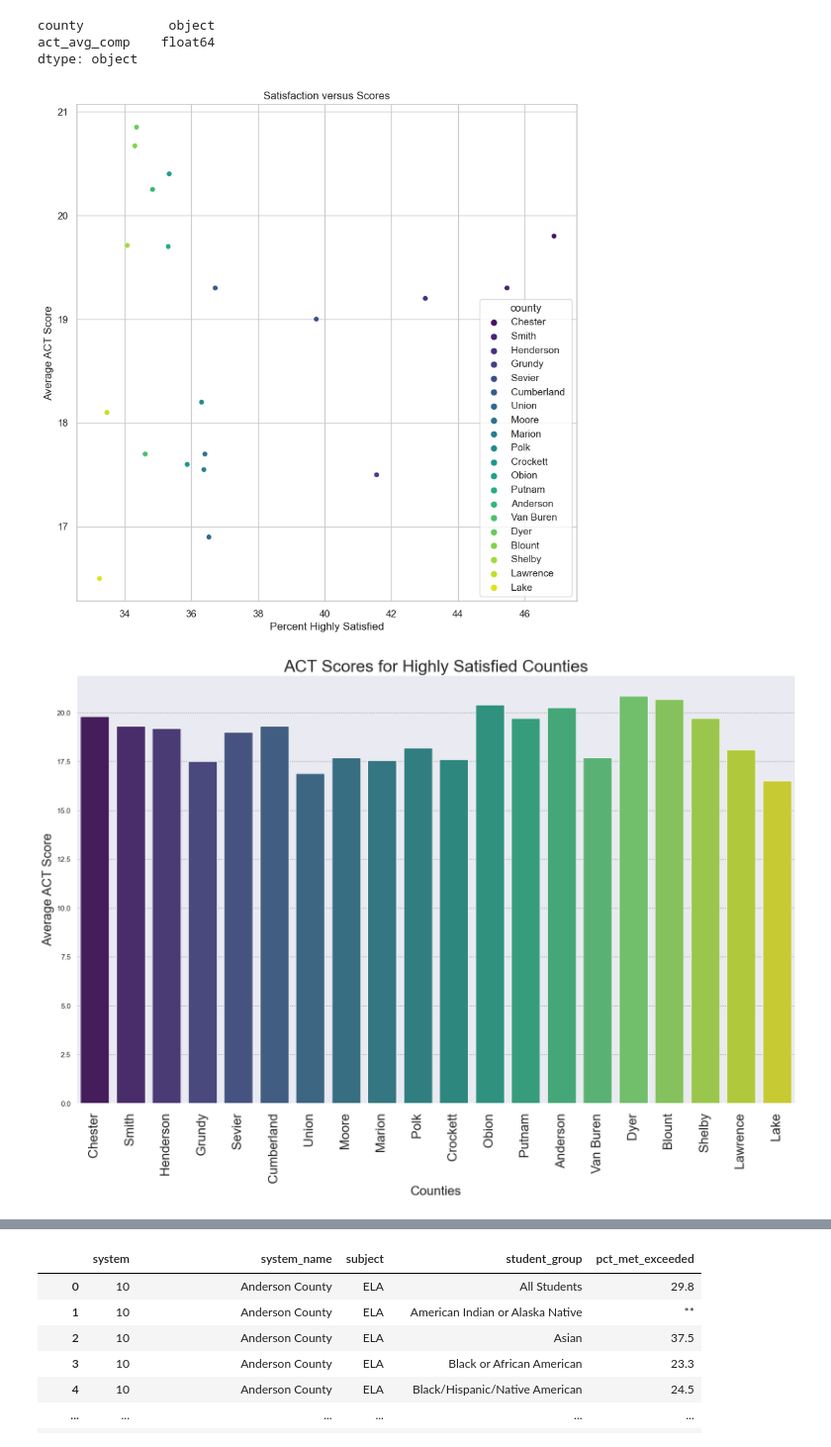
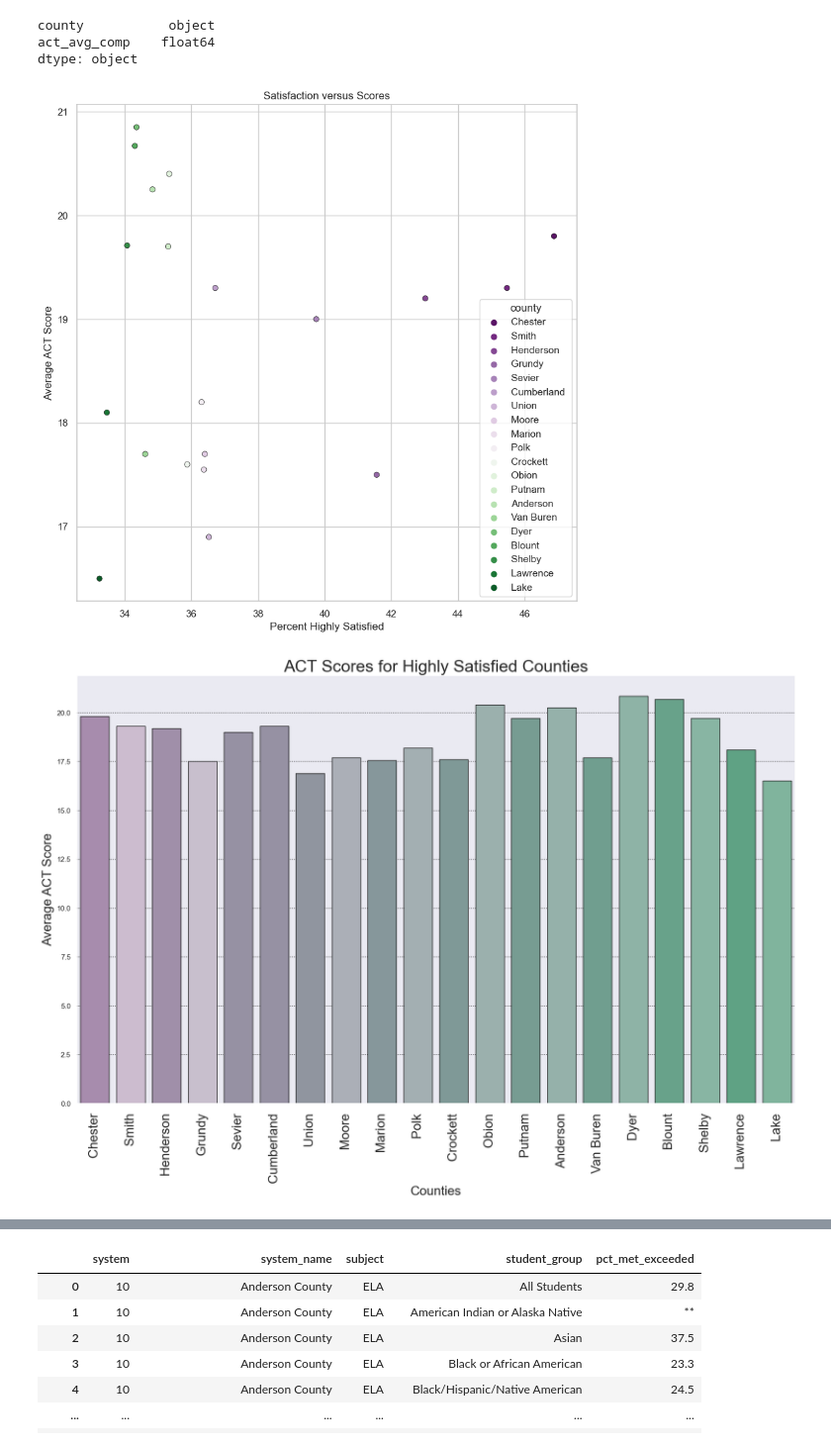
Before and after one commit to JenHall82/jen_capstone, a Jupyter notebook: notebooks/jen_capstone.ipynb, the cells around one changed output, grey strips where cells are left out. Shown at 99% size. Cells and saved outputs as stored; diff of their text form; code cells hidden in the pictures.

```diff
--- a/notebooks/jen_capstone.ipynb
+++ b/notebooks/jen_capstone.ipynb
@@ -558,12 +567,18 @@ top_sat_scores.groupby('county').mean().reset_index()
 | 18 | Union | 17.200000 |
 | 19 | Van Buren | 30.100000 |
 # %%
+colors = ['#AB86B2', '#CEB9D2', '#A18BAD', '#C9BCD0', '#958EA6', '#958EA6', '#8D94A2', '#A9AEB9', '#83999E', '#A0B1B4',
+          '#7B9D9A', '#98B3B0', '#71A295', '#90B6AC', '#68A691', '#88B9A8', '#5FAB8B', '#81BCA4', '#54AD85', '#77BD9E']
+
+customPalette = sns.set_palette(sns.color_palette(colors))
+
 plt.figure(figsize = (20, 12))
 sns.set_style("darkgrid", {"grid.color":".5", "grid.linestyle": ":"})
 sns.barplot(x = 'county',
             y = 'pct_met_exceeded',
             data = top_sat_scores,
-            palette = 'viridis')
+            palette = customPalette,
+            edgecolor = '.1')
 plt.xlabel('Counties', fontsize=20)
 plt.ylabel('Average Percent', fontsize=20)
 
@@ -605,12 +620,18 @@ dtype: object
 # %%
 top_satisfied_with_scores.to_csv('../data/top_satisfied_with_scores.csv')
 # %%
+colors = ['#AB86B2', '#CEB9D2', '#A18BAD', '#C9BCD0', '#958EA6', '#958EA6', '#8D94A2', '#A9AEB9', '#83999E', '#A0B1B4',
+          '#7B9D9A', '#98B3B0', '#71A295', '#90B6AC', '#68A691', '#88B9A8', '#5FAB8B', '#81BCA4', '#54AD85', '#77BD9E']
+
+customPalette = sns.set_palette(sns.color_palette(colors))
+
 plt.figure(figsize = (20, 12))
-sns.set_style("darkgrid", {"grid.color":".5", "grid.linestyle": ":"})
+sns.set_style("darkgrid", {"grid.color":".1", "grid.linestyle": ":"})
 sns.barplot(x = 'county',
             y = 'pct_met_exceeded',
             data = top_satisfied_with_scores,
-            palette = 'viridis')
+            palette = customPalette,
+            edgecolor = '.1')
 plt.xlabel('Counties', fontsize=20)
 plt.ylabel('Average Percent', fontsize=20)
 
@@ -622,10 +643,16 @@ plt.savefig('../data/high_sat_counties_scores.png', bbox_inches="tight");
 # %%
+colors = ['#AB86B2', '#CEB9D2', '#A18BAD', '#C9BCD0', '#958EA6', '#958EA6', '#8D94A2', '#A9AEB9', '#83999E', '#A0B1B4',
+          '#7B9D9A', '#98B3B0', '#71A295', '#90B6AC', '#68A691', '#88B9A8', '#5FAB8B', '#81BCA4', '#54AD85', '#77BD9E']
+
+customPalette = sns.set_palette(sns.color_palette(colors))
+
 plt.figure(figsize = (20, 12))
 sns.set_style("darkgrid", {"grid.color":".5", "grid.linestyle": ":"})
 sns.barplot(x = 'county',
             y = 'per_strongly_agree',
             data = top_satisfied_with_scores,
-            palette = 'viridis')
+            palette = customPalette,
+            edgecolor = '.1')
 plt.xlabel('Counties', fontsize=20)
 plt.ylabel('Average Percent', fontsize=20)
 
@@ -637,11 +664,16 @@ plt.savefig('../data/high_sat_counties.png', bbox_inches="tight");
 # %%
+colors = ['#AB86B2', '#CEB9D2', '#A18BAD', '#C9BCD0', '#958EA6', '#958EA6', '#8D94A2', '#A9AEB9', '#83999E', '#A0B1B4',
+          '#7B9D9A', '#98B3B0', '#71A295', '#90B6AC', '#68A691', '#88B9A8', '#5FAB8B', '#81BCA4', '#54AD85', '#77BD9E']
+
+customPalette = sns.set_palette(sns.color_palette(colors))
+
 plt.figure(figsize = (10, 10))
 sns.set(style="whitegrid")
 sns.scatterplot(x = 'per_strongly_agree',
             y = 'pct_met_exceeded',
             data = top_satisfied_with_scores,
-            palette = 'viridis',
-               hue = 'county')
+            palette = 'Purples',
+                edgecolor = '.1')
 plt.xlabel('Percent Highly Satisfied')
 plt.ylabel('Percent of Scores Meeting or Exceeding')
 plt.title('Satisfaction versus Scores')
@@ -873,29 +905,36 @@ sns.set(style="whitegrid")
 sns.scatterplot(x = 'per_strongly_agree',
             y = 'act_avg_comp',
             data = top_satisfied_with_scores,
-            palette = 'viridis',
+            palette = 'PRGn',
+            edgecolor = '.1',
                hue = 'county')
 plt.xlabel('Percent Highly Satisfied')
 plt.ylabel('Average ACT Score')
 plt.title('Satisfaction versus Scores')
 plt.savefig('../data/high_sat_counties_and_act_scores.png', bbox_inches="tight");
 # %% [output]
-[figure, old version]
+[figure, new version]
 # %%
+colors = ['#AB86B2', '#CEB9D2', '#A18BAD', '#C9BCD0', '#958EA6', '#958EA6', '#8D94A2', '#A9AEB9', '#83999E', '#A0B1B4',
+          '#7B9D9A', '#98B3B0', '#71A295', '#90B6AC', '#68A691', '#88B9A8', '#5FAB8B', '#81BCA4', '#54AD85', '#77BD9E']
+
+customPalette = sns.set_palette(sns.color_palette(colors))
+
 plt.figure(figsize = (20, 12))
-sns.set_style("darkgrid", {"grid.color":".5", "grid.linestyle": ":"})
+sns.set_style("darkgrid", {"grid.color":".1", "grid.linestyle": ":"})
 sns.barplot(x = 'county',
             y = 'act_avg_comp',
             data = top_satisfied_with_scores,
-            palette = 'viridis')
+            palette = customPalette,
+            edgecolor = '.1')
 plt.xlabel('Counties', fontsize=20)
 plt.ylabel('Average ACT Score', fontsize=20)
 
 plt.title('ACT Scores for Highly Satisfied Counties', fontsize=26)
 plt.xticks(rotation=90, fontsize=20)
 plt.savefig('../data/high_sat_counties_act_scores.png', bbox_inches="tight");
 # %% [output]
-[figure, old version]
+[figure, new version]
 # %%
 scores
 # %% [output]
```
Also changed, not shown: parts of 12 cells of this notebook.
